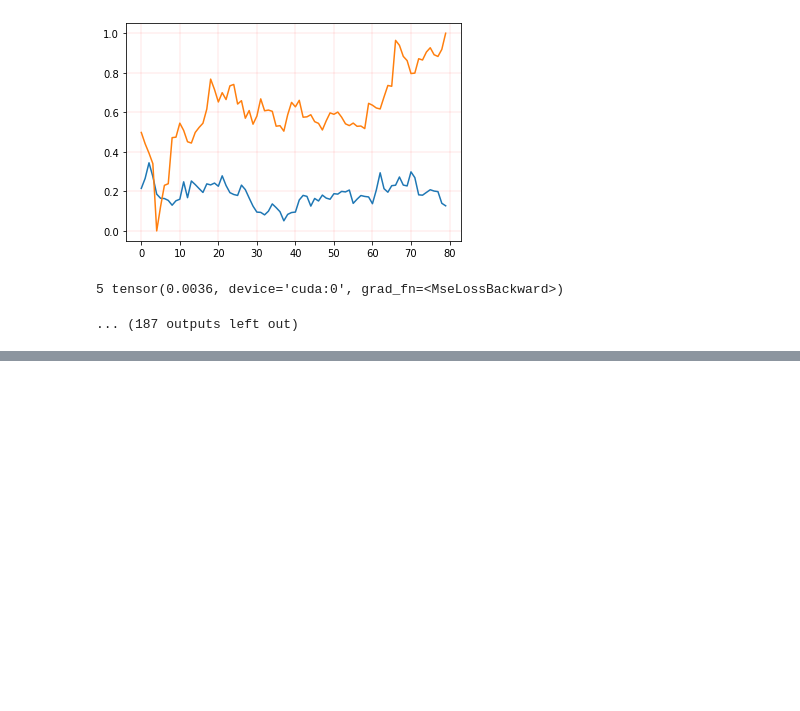
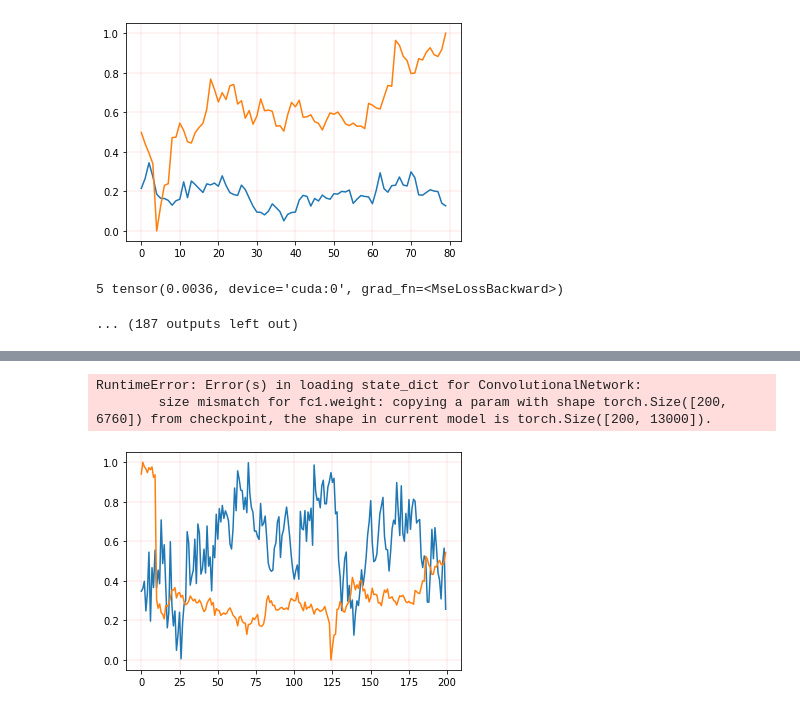
Before and after one commit to mraarabzadeh/University_prj, a Jupyter notebook: CNN.ipynb, the cells around one changed output, grey strips where cells are left out. Saved outputs shown, nothing was run; the diff lists cells and outputs as text; code cells hidden in the pictures; blank space fills up the shorter version.

```diff
--- a/CNN.ipynb
+++ b/CNN.ipynb
@@ -235,4 +255,24 @@ torch.save(instance.state_dict(),'PCA_CNN_OUT20_32Indicators_TrainSize400.pn')
 # %%
 instance = ConvolutionalNetwork().cuda()
-instance.load_state_dict(torch.load('PCA_CNN_OUT20_32Indicators.pn'))
+instance.load_state_dict(torch.load('F:\\ut\\8\\proje\\PN_result\\PCA_CNN_OUT20_32Indicators.pn'))
 instance = instance.cuda()
+# %% [output]
+RuntimeError: Error(s) in loading state_dict for ConvolutionalNetwork:
+        size mismatch for fc1.weight: copying a param with shape torch.Size([200, 6760]) from checkpoint, the shape in current model is torch.Size([200, 13000]).
+# %%
+preds = []
+real = []
+with torch.no_grad():
+    for item, y in test:
+#         instance.reset()
+
+        preds.append(instance.forward(item))
+        real.append(y)
+plt.plot(range(200), preds[-200:],)
+# plt.show()
+plt.grid(color='r', linestyle='-', linewidth=.1, zorder=.1)
+# plt.show()
+plt.plot(range(200), real[-200:])
+plt.show()
+# %% [output]
+[figure, added]
```
Also changed, not shown: parts of 1 cell of this notebook, 12 other files.
